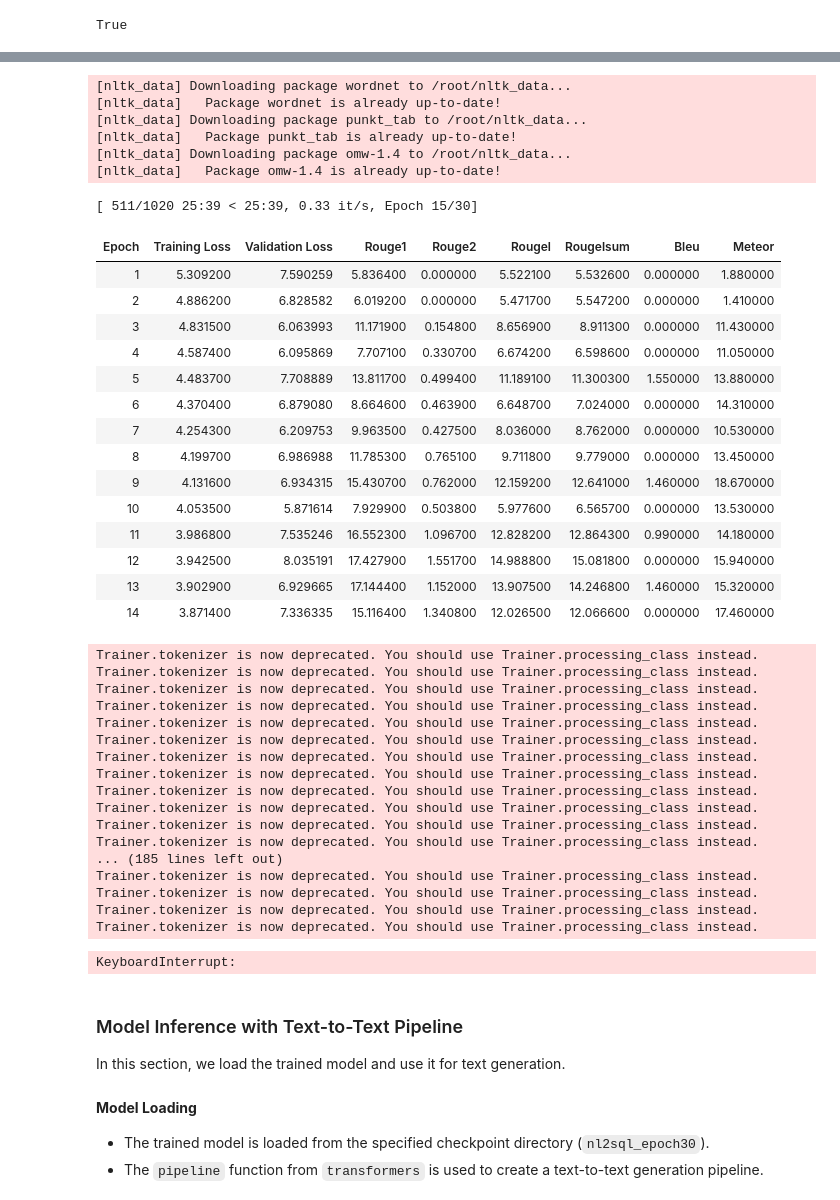
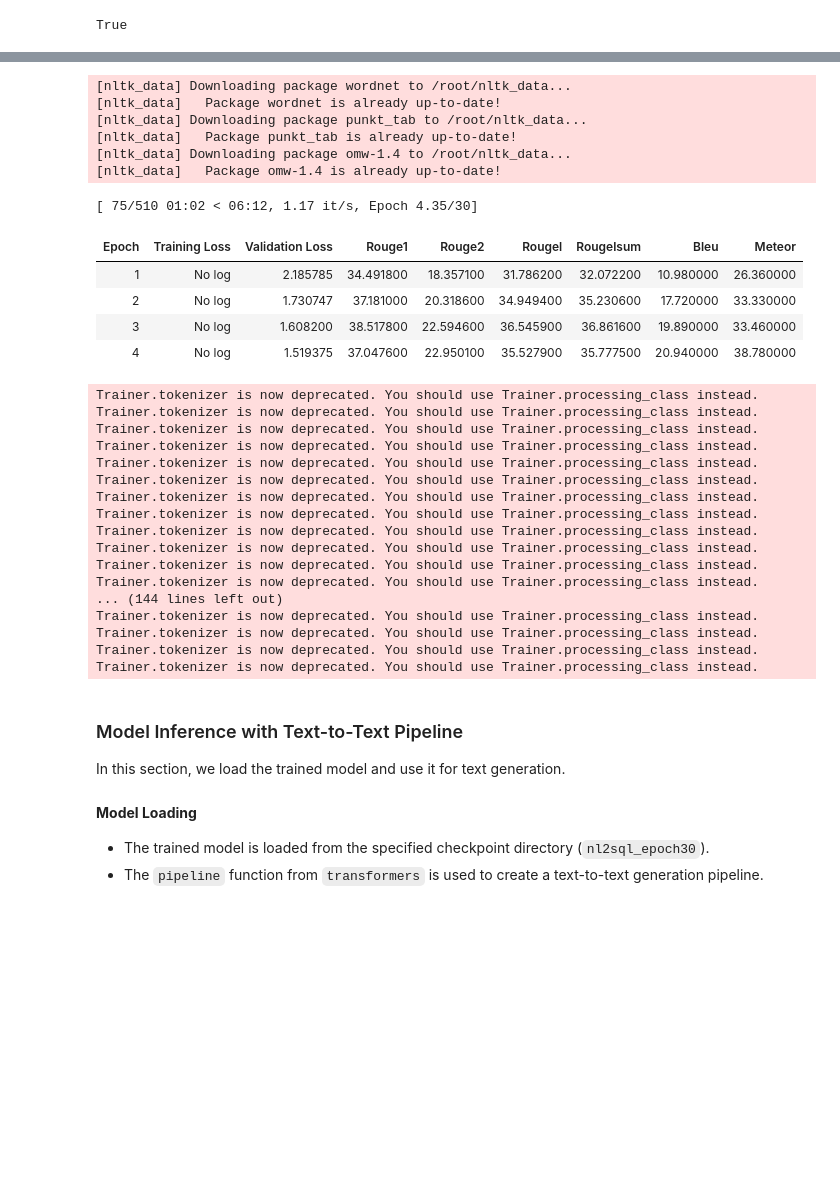
Before and after one commit to benedettoscala/ifttt-code-generator, a Jupyter notebook: bart_nl2ifttt.ipynb, the cells around one changed output, grey strips where cells are left out. Saved outputs shown, nothing was run; the diff lists cells and outputs as text; code cells hidden in the pictures; blank space fills up the shorter version.

```diff
--- a/bart_nl2ifttt.ipynb
+++ b/bart_nl2ifttt.ipynb
@@ -220,7 +224,7 @@ In this section, we define the tokenizer and preprocess the dataset for training
 The progress bars at the bottom confirm that the dataset has been successfully tokenized.
 # %%
 max_input_length = 256
-max_target_length = 256
+max_target_length = 128
 prefix1 = "ifttt_prompt: "
 prefix2 = " ifttt_context: "
 
@@ -273,9 +277,9 @@ from transformers import AutoModelForSeq2SeqLM
 
 model = AutoModelForSeq2SeqLM.from_pretrained(model_checkpoint)
 # %%
-model.generation_config.max_new_tokens = 256
+model.generation_config.max_new_tokens = 128
 model.generation_config.min_new_tokens = 5
-model.config.max_new_tokens = 256
+model.config.max_new_tokens = 128
 model.config.min_new_tokens = 5
 # %%
 print(model.config)
@@ -352,0 +384,4 @@ data_collator(features)
+# %%
+from torch.optim import AdamW
+
+optimizer = AdamW(model.parameters(), lr=2e-5)
@@ -352,0 +396,7 @@ data_collator(features)
+# %%
+from accelerate import Accelerator
+
+accelerator = Accelerator()
+model, optimizer, train_dataloader, eval_dataloader = accelerator.prepare(
+    model, optimizer, train_dataloader, eval_dataloader
+)
@@ -413,11 +479,22 @@ rouge_score = evaluate.load("rouge")
 bleu_score = evaluate.load("bleu")
 meteor_score = evaluate.load("meteor")
 
-num_train_epochs = 30
-
 # Funzione per la generazione e la valutazione delle metriche
 def compute_metrics(eval_pred):
     predictions, labels = eval_pred
+
+    # Se predictions è un tuple, prendi il primo elemento
+    if isinstance(predictions, tuple):
+        predictions = predictions[0]
+
+    # Converte in numpy array se necessario
+    if isinstance(predictions, torch.Tensor):
+        predictions = predictions.cpu().numpy()
+    if isinstance(labels, torch.Tensor):
+        labels = labels.cpu().numpy()
+
+    # Se predictions è una lista nidificata, appiattiscila
+    predictions = np.array(predictions)
 
     # Rimpiazza -100 nei labels con tokenizer.pad_token_id
     labels = np.where(labels != -100, labels, tokenizer.pad_token_id)
@@ -445,55 +522,46 @@ def compute_metrics(eval_pred):
         "meteor": meteor_results
     }
 
 # Definizione degli argomenti di training
 training_args = Seq2SeqTrainingArguments(
     output_dir="nl2sql_bart",
-    logging_strategy="epoch",
     evaluation_strategy="epoch",  # Valutazione dopo ogni epoca
-    save_strategy="epoch",  # Salvataggio automatico ogni epoca
-    per_device_train_batch_size=4,
-    per_device_eval_batch_size=4,
+    #save_strategy="epoch",  # Salvataggio automatico ogni epoca
+    per_device_train_batch_size=8,
+    per_device_eval_batch_size=8,
     num_train_epochs=num_train_epochs,
+    save_total_limit=2,  # Mantiene solo gli ultimi due checkpoint
     fp16=torch.cuda.is_available(),  # Usa FP16 se disponibile
     report_to="none",  # Evita di inviare log a sistemi di tracking
-    predict_with_generate=True
+    predict_with_generate=True,  # Usa generate() durante l'inferenza
 )
 
 # Creazione del Trainer
 trainer = Seq2SeqTrainer(
     model=model,
     args=training_args,
-    train_dataset=tokenized_datasets["train"],
-    eval_dataset=tokenized_datasets["test"],
+    train_dataset=train_dataloader.dataset,  # Usa dataset invece di dataloader
+    eval_dataset=eval_dataloader.dataset,
+    tokenizer=tokenizer,
     data_collator=data_collator,
     compute_metrics=compute_metrics,
 )
 
 # Avvio del training
 trainer.train()
 # %% [output]
 [nltk_data] Downloading package wordnet to /root/nltk_data...
 [nltk_data]   Package wordnet is already up-to-date!
 [nltk_data] Downloading package punkt_tab to /root/nltk_data...
 [nltk_data]   Package punkt_tab is already up-to-date!
 [nltk_data] Downloading package omw-1.4 to /root/nltk_data...
 [nltk_data]   Package omw-1.4 is already up-to-date!
-[ 511/1020 25:39 < 25:39, 0.33 it/s, Epoch 15/30]
+[ 75/510 01:02 < 06:12, 1.17 it/s, Epoch 4.35/30]
 | Epoch | Training Loss | Validation Loss | Rouge1 | Rouge2 | Rougel | Rougelsum | Bleu | Meteor |
-| 1 | 5.309200 | 7.590259 | 5.836400 | 0.000000 | 5.522100 | 5.532600 | 0.000000 | 1.880000 |
-| 2 | 4.886200 | 6.828582 | 6.019200 | 0.000000 | 5.471700 | 5.547200 | 0.000000 | 1.410000 |
-| 3 | 4.831500 | 6.063993 | 11.171900 | 0.154800 | 8.656900 | 8.911300 | 0.000000 | 11.430000 |
-| 4 | 4.587400 | 6.095869 | 7.707100 | 0.330700 | 6.674200 | 6.598600 | 0.000000 | 11.050000 |
-| 5 | 4.483700 | 7.708889 | 13.811700 | 0.499400 | 11.189100 | 11.300300 | 1.550000 | 13.880000 |
-| 6 | 4.370400 | 6.879080 | 8.664600 | 0.463900 | 6.648700 | 7.024000 | 0.000000 | 14.310000 |
-| 7 | 4.254300 | 6.209753 | 9.963500 | 0.427500 | 8.036000 | 8.762000 | 0.000000 | 10.530000 |
-| 8 | 4.199700 | 6.986988 | 11.785300 | 0.765100 | 9.711800 | 9.779000 | 0.000000 | 13.450000 |
-| 9 | 4.131600 | 6.934315 | 15.430700 | 0.762000 | 12.159200 | 12.641000 | 1.460000 | 18.670000 |
-| 10 | 4.053500 | 5.871614 | 7.929900 | 0.503800 | 5.977600 | 6.565700 | 0.000000 | 13.530000 |
-| 11 | 3.986800 | 7.535246 | 16.552300 | 1.096700 | 12.828200 | 12.864300 | 0.990000 | 14.180000 |
-| 12 | 3.942500 | 8.035191 | 17.427900 | 1.551700 | 14.988800 | 15.081800 | 0.000000 | 15.940000 |
-| 13 | 3.902900 | 6.929665 | 17.144400 | 1.152000 | 13.907500 | 14.246800 | 1.460000 | 15.320000 |
-| 14 | 3.871400 | 7.336335 | 15.116400 | 1.340800 | 12.026500 | 12.066600 | 0.000000 | 17.460000 |
+| 1 | No log | 2.185785 | 34.491800 | 18.357100 | 31.786200 | 32.072200 | 10.980000 | 26.360000 |
+| 2 | No log | 1.730747 | 37.181000 | 20.318600 | 34.949400 | 35.230600 | 17.720000 | 33.330000 |
+| 3 | No log | 1.608200 | 38.517800 | 22.594600 | 36.545900 | 36.861600 | 19.890000 | 33.460000 |
+| 4 | No log | 1.519375 | 37.047600 | 22.950100 | 35.527900 | 35.777500 | 20.940000 | 38.780000 |
 Trainer.tokenizer is now deprecated. You should use Trainer.processing_class instead.
 Trainer.tokenizer is now deprecated. You should use Trainer.processing_class instead.
 Trainer.tokenizer is now deprecated. You should use Trainer.processing_class instead.
@@ -506,9 +574,8 @@ Trainer.tokenizer is now deprecated. You should use Trainer.processing_class ins
 Trainer.tokenizer is now deprecated. You should use Trainer.processing_class instead.
 Trainer.tokenizer is now deprecated. You should use Trainer.processing_class instead.
 Trainer.tokenizer is now deprecated. You should use Trainer.processing_class instead.
-... (185 lines left out)
+... (144 lines left out)
 Trainer.tokenizer is now deprecated. You should use Trainer.processing_class instead.
 Trainer.tokenizer is now deprecated. You should use Trainer.processing_class instead.
 Trainer.tokenizer is now deprecated. You should use Trainer.processing_class instead.
 Trainer.tokenizer is now deprecated. You should use Trainer.processing_class instead.
-KeyboardInterrupt:
```
Also changed, not shown: parts of 18 cells of this notebook.
